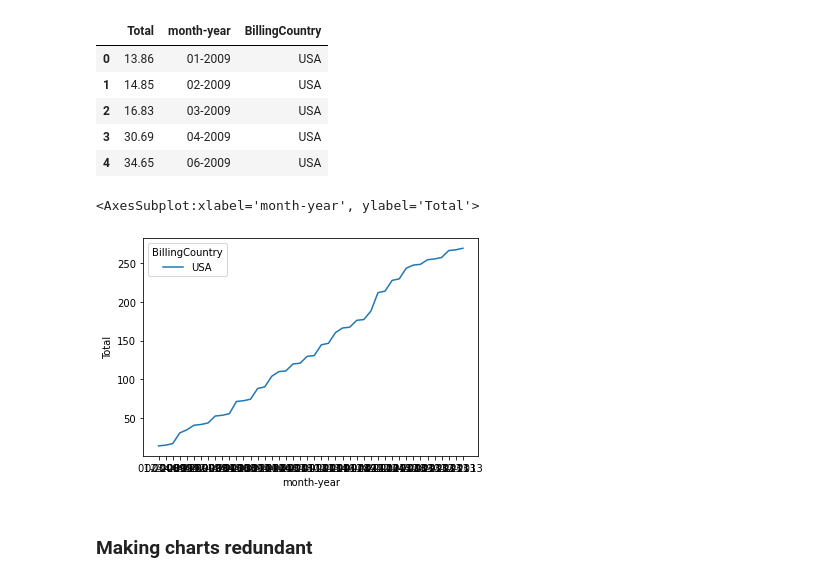
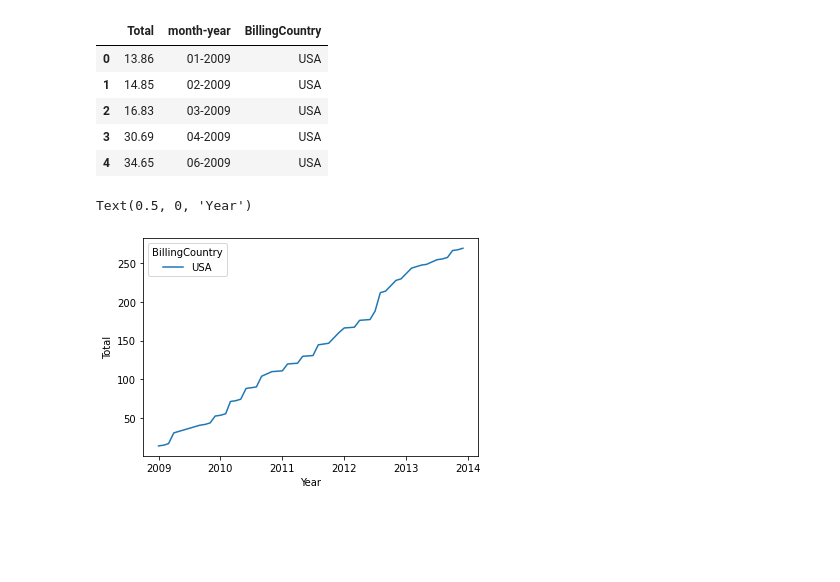
Before and after one commit to PacktPublishing/Practical-Data-Science-with-Python, a Jupyter notebook: Chapter5/Chapter_5_code.ipynb, the cells around one changed output. Cells and saved outputs as stored; diff of their text form; code cells hidden in the pictures; blank space fills up the shorter version.

```diff
--- a/Chapter5/Chapter_5_code.ipynb
+++ b/Chapter5/Chapter_5_code.ipynb
@@ -587,10 +593,12 @@ sql_df2.head()
 | 2 | 16.83 | 03-2009 | USA |
 | 3 | 30.69 | 04-2009 | USA |
 | 4 | 34.65 | 06-2009 | USA |
+# %%
+# convert to datetime for better plotting
+sql_df2['month-year'] = pd.to_datetime(sql_df2['month-year'])
 # %%
 sns.lineplot(data=sql_df2, x='month-year', y='Total', hue='BillingCountry')
+plt.xlabel('Year')
 # %% [output]
-<AxesSubplot:xlabel='month-year', ylabel='Total'>
+Text(0.5, 0, 'Year')
-[figure, old version]
+[figure, new version]
-# %% [markdown]
-### Making charts redundant
```
Also changed, not shown: parts of 15 cells of this notebook, 2 other files.
